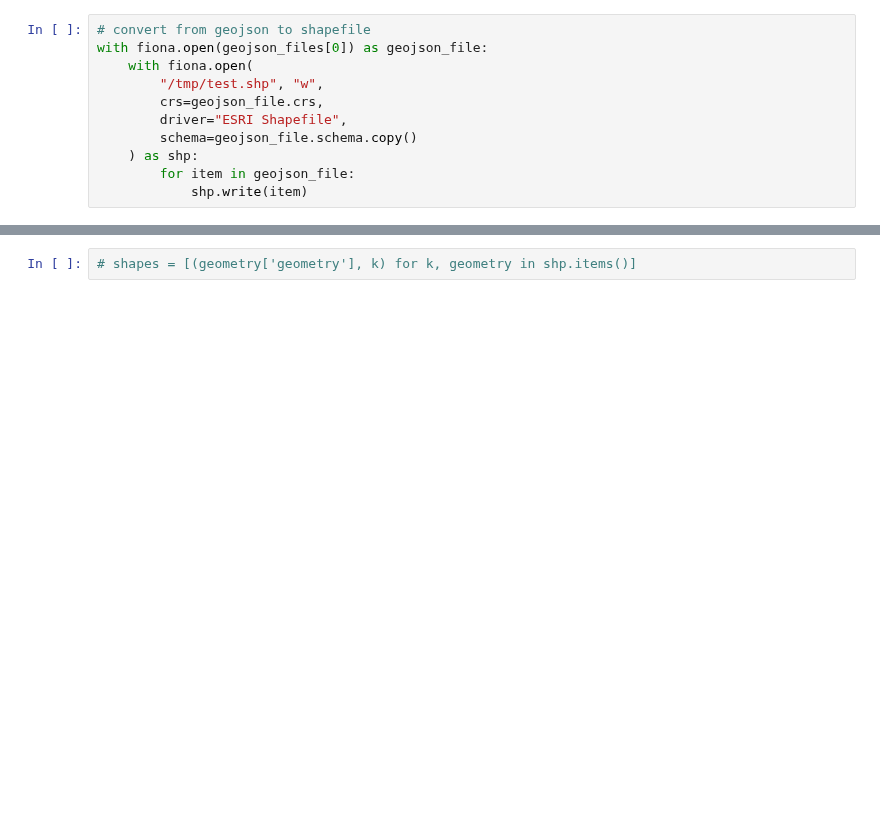
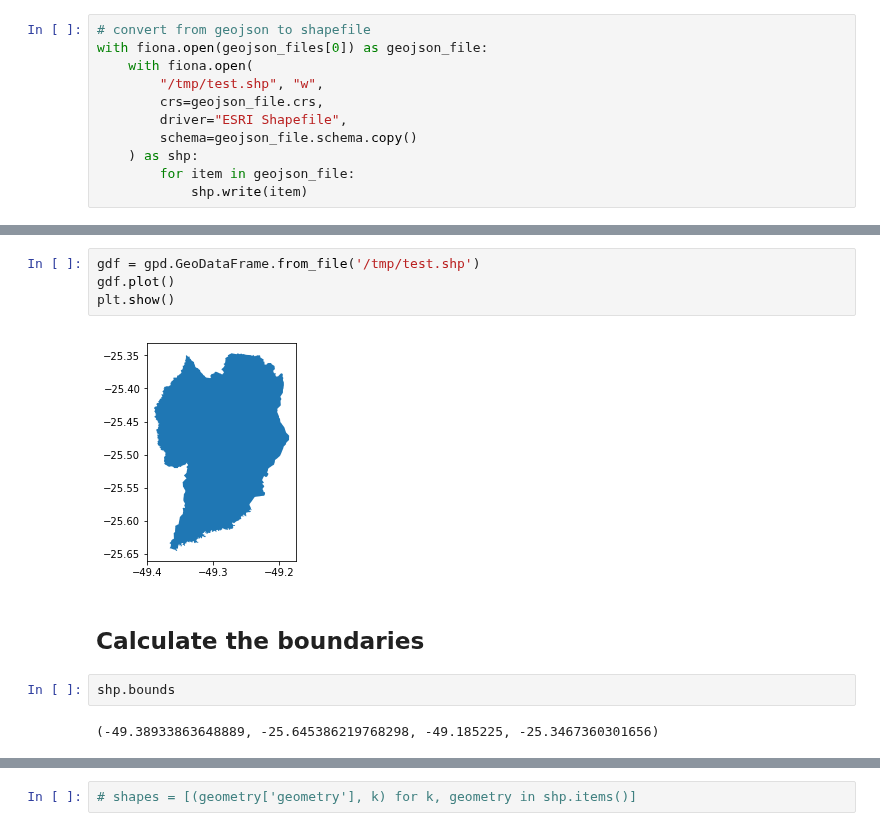
Before and after one commit to AlertaDengue/AlertaDengue, a Jupyter notebook: notebooks/rasterio-fiona.ipynb, the cells around one changed output, grey strips where cells are left out. Cells and saved outputs as stored; diff of their text form; blank space fills up the shorter version.

```diff
--- a/notebooks/rasterio-fiona.ipynb
+++ b/notebooks/rasterio-fiona.ipynb
@@ -41,3 +104,15 @@ shp.bounds
+# %%
+gdf = gpd.GeoDataFrame.from_file('/tmp/test.shp')
+gdf.plot()
+plt.show()
+# %% [output]
+[figure, added]
+# %% [markdown]
+## Calculate the boundaries
+# %%
+shp.bounds
+# %% [output]
+(-49.38933863648889, -25.645386219768298, -49.185225, -25.3467360301656)
 # %%
 coords_1 = shp.bounds[1], shp.bounds[0]
 coords_2 = shp.bounds[3], shp.bounds[0]
```
Also changed, not shown: parts of 34 cells of this notebook, 1 other file.
